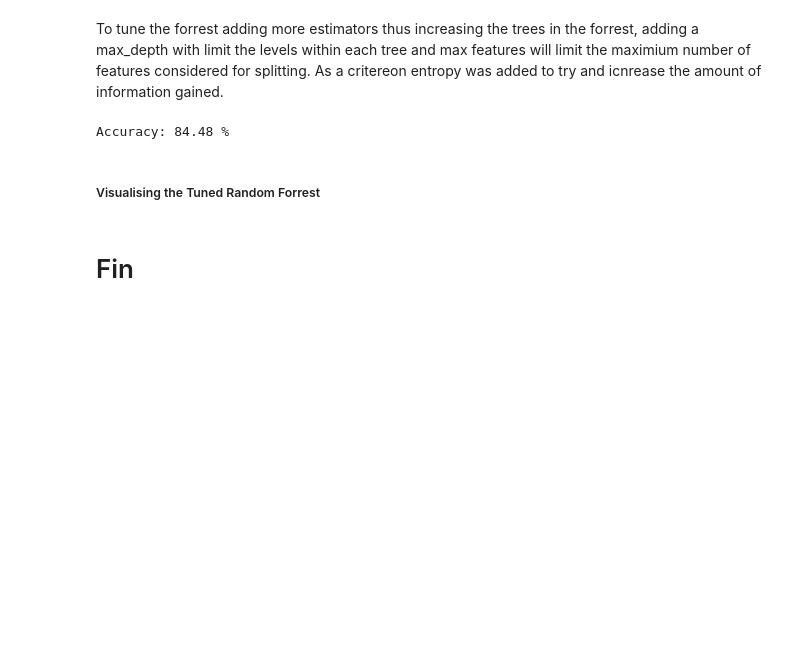
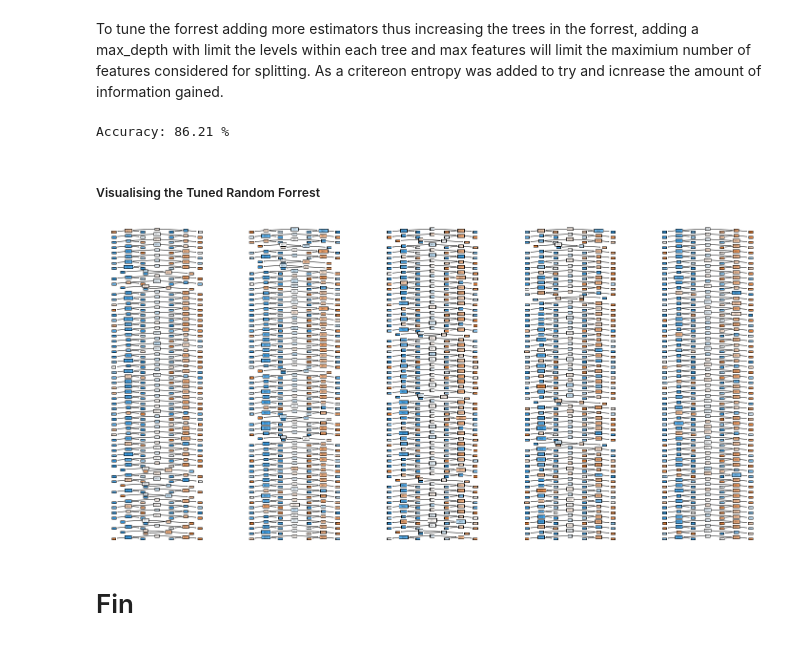
Before and after one commit to onepoint16/bigdata_cw2, a Jupyter notebook: notebook/heart_failure_prediction.ipynb, the cells around one changed output. Drawn from its saved outputs; the diff is of its cells as text; code cells hidden in the pictures; blank space fills up the shorter version.

```diff
--- a/notebook/heart_failure_prediction.ipynb
+++ b/notebook/heart_failure_prediction.ipynb
@@ -349,7 +351,7 @@ Clear this cell after running as it generates all 100 trees in the Random forres
 # %% [markdown]
 To tune the forrest adding more estimators thus increasing the trees in the forrest, adding a max_depth with limit the levels within each tree and max features will limit the maximium number of features considered for splitting. As a critereon entropy was added to try and icnrease the amount of information gained.
 # %%
-clf_04 = RandomForestClassifier(n_estimators=500, criterion='entropy', max_depth=10, max_features=3)
+clf_04 = RandomForestClassifier(n_estimators=300, criterion='entropy', max_depth=2, max_features=7)
 
 clf_04.fit(x_train, y_train)
 
@@ -359,13 +361,15 @@ Accuracy = accuracy_score(y_Vali_test, y_pred_04)
 
 print("Accuracy: %.2f" % (Accuracy*100), "%")
 # %% [output]
-Accuracy: 84.48 %
+Accuracy: 86.21 %
 # %% [markdown]
 ##### Visualising the Tuned Random Forrest
 # %%
-#plt.figure(figsize=(25, 20))
-#for j  in range(clf_04.n_estimators):
-#    plt.subplot(100, 5, j+1)
-#    _ = tree.plot_tree(clf_04.estimators_[j], feature_names=x.columns, filled=True)
+plt.figure(figsize=(25, 20))
+for j  in range(clf_04.n_estimators):
+    plt.subplot(100, 5, j+1)
+    _ = tree.plot_tree(clf_04.estimators_[j], feature_names=x.columns, filled=True)
+# %% [output]
+[figure, added]
 # %% [markdown]
 # Fin
```
Also changed, not shown: parts of 9 cells of this notebook.
